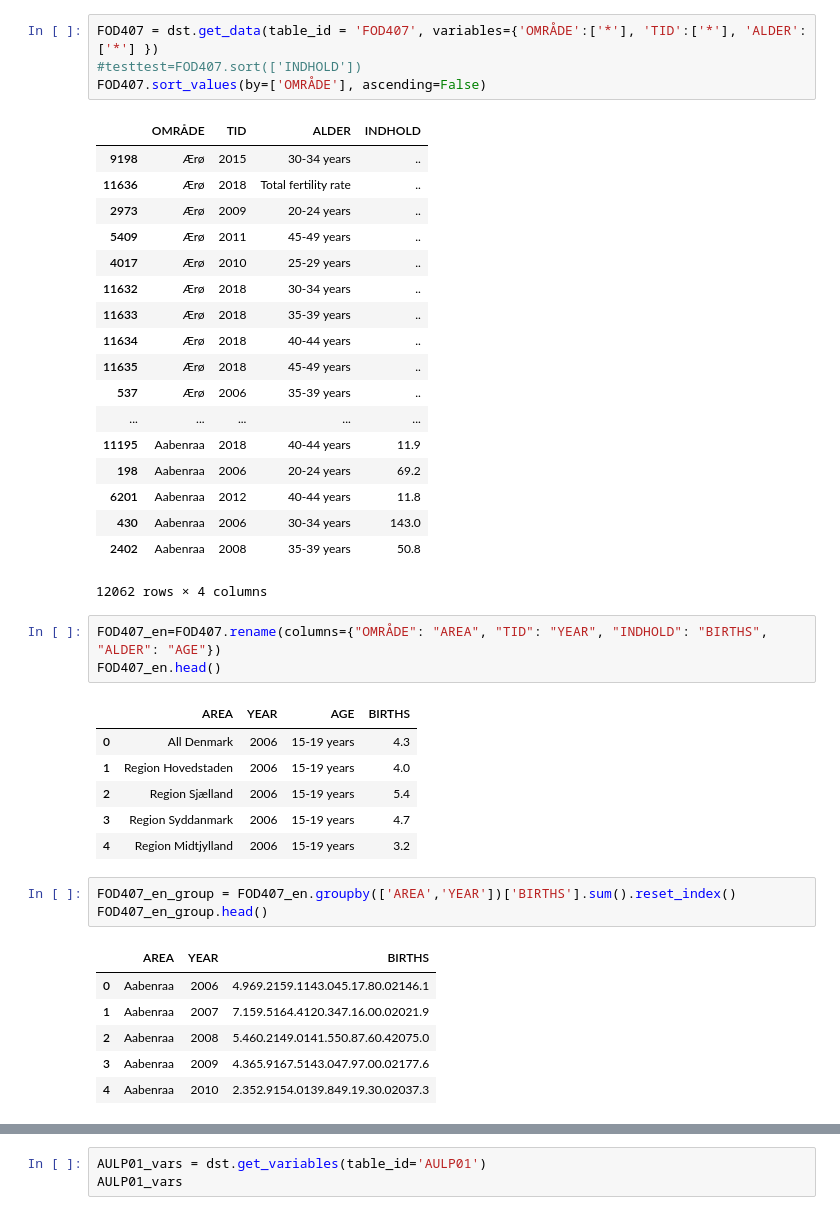
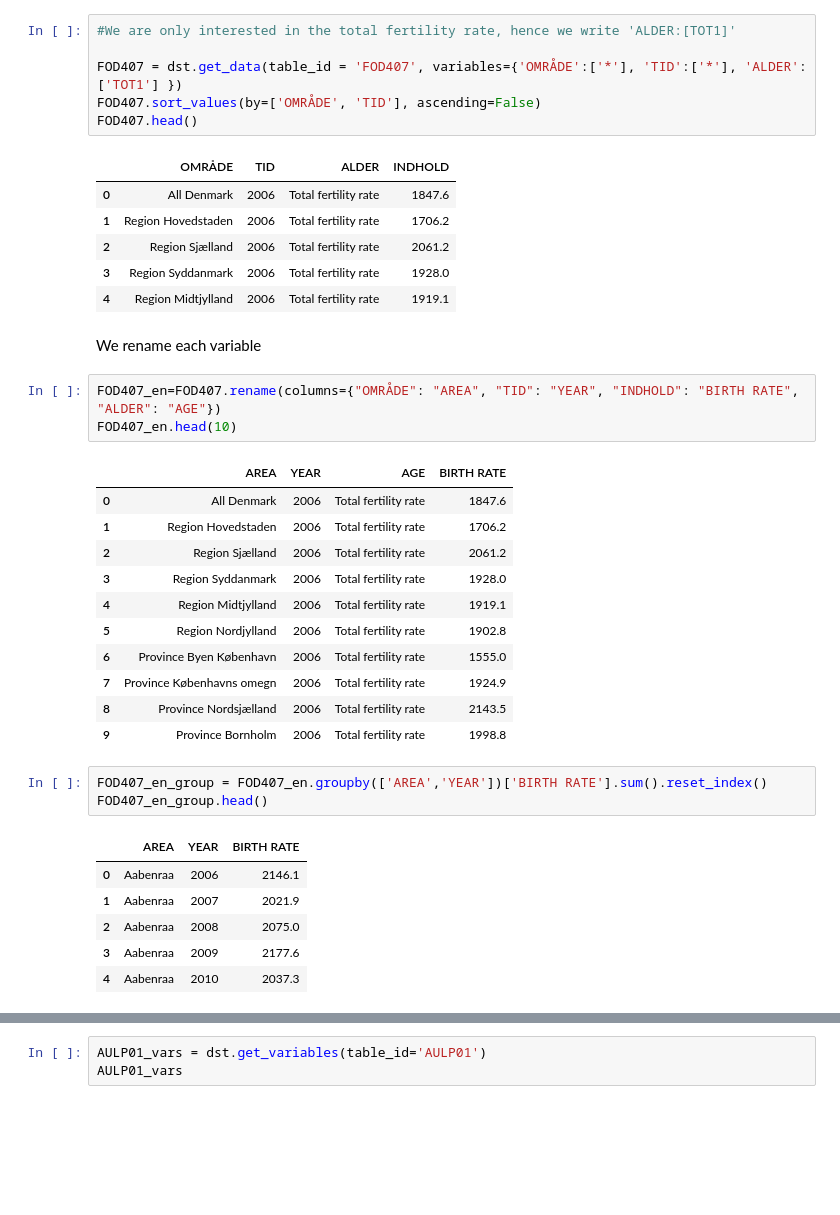
Before and after one commit to MathiasNymand/projects-2019-team-spirit, a Jupyter notebook: dataproject/dataproject22.ipynb, the cells around one changed output, grey strips where cells are left out. Cells and saved outputs as stored; diff of their text form; blank space fills up the shorter version.

```diff
--- a/dataproject/dataproject22.ipynb
+++ b/dataproject/dataproject22.ipynb
@@ -71,45 +68,42 @@ FOD407_vars['values'][1][:] ##Women = 2
  {'id': '40-44', 'text': '40-44 years'},
  {'id': '45-49', 'text': '45-49 years'}]
 # %%
-FOD407 = dst.get_data(table_id = 'FOD407', variables={'OMRÅDE':['*'], 'TID':['*'], 'ALDER':['*'] })
-#testtest=FOD407.sort(['INDHOLD'])
-FOD407.sort_values(by=['OMRÅDE'], ascending=False)
+#We are only interested in the total fertility rate, hence we write 'ALDER:[TOT1]'
+
+FOD407 = dst.get_data(table_id = 'FOD407', variables={'OMRÅDE':['*'], 'TID':['*'], 'ALDER':['TOT1'] })
+FOD407.sort_values(by=['OMRÅDE', 'TID'], ascending=False)
+FOD407.head()
 # %% [output]
 |  | OMRÅDE | TID | ALDER | INDHOLD |
-| 9198 | Ærø | 2015 | 30-34 years | .. |
-| 11636 | Ærø | 2018 | Total fertility rate | .. |
-| 2973 | Ærø | 2009 | 20-24 years | .. |
-| 5409 | Ærø | 2011 | 45-49 years | .. |
-| 4017 | Ærø | 2010 | 25-29 years | .. |
-| 11632 | Ærø | 2018 | 30-34 years | .. |
-| 11633 | Ærø | 2018 | 35-39 years | .. |
-| 11634 | Ærø | 2018 | 40-44 years | .. |
-| 11635 | Ærø | 2018 | 45-49 years | .. |
-| 537 | Ærø | 2006 | 35-39 years | .. |
-| ... | ... | ... | ... | ... |
-| 11195 | Aabenraa | 2018 | 40-44 years | 11.9 |
-| 198 | Aabenraa | 2006 | 20-24 years | 69.2 |
-| 6201 | Aabenraa | 2012 | 40-44 years | 11.8 |
-| 430 | Aabenraa | 2006 | 30-34 years | 143.0 |
-| 2402 | Aabenraa | 2008 | 35-39 years | 50.8 |
+| 0 | All Denmark | 2006 | Total fertility rate | 1847.6 |
+| 1 | Region Hovedstaden | 2006 | Total fertility rate | 1706.2 |
+| 2 | Region Sjælland | 2006 | Total fertility rate | 2061.2 |
+| 3 | Region Syddanmark | 2006 | Total fertility rate | 1928.0 |
+| 4 | Region Midtjylland | 2006 | Total fertility rate | 1919.1 |
-12062 rows × 4 columns
+# %% [markdown]
+We rename each variable
 # %%
-FOD407_en=FOD407.rename(columns={"OMRÅDE": "AREA", "TID": "YEAR", "INDHOLD": "BIRTHS", "ALDER": "AGE"})
-FOD407_en.head()
+FOD407_en=FOD407.rename(columns={"OMRÅDE": "AREA", "TID": "YEAR", "INDHOLD": "BIRTH RATE", "ALDER": "AGE"})
+FOD407_en.head(10)
 # %% [output]
-|  | AREA | YEAR | AGE | BIRTHS |
-| 0 | All Denmark | 2006 | 15-19 years | 4.3 |
-| 1 | Region Hovedstaden | 2006 | 15-19 years | 4.0 |
-| 2 | Region Sjælland | 2006 | 15-19 years | 5.4 |
-| 3 | Region Syddanmark | 2006 | 15-19 years | 4.7 |
-| 4 | Region Midtjylland | 2006 | 15-19 years | 3.2 |
+|  | AREA | YEAR | AGE | BIRTH RATE |
+| 0 | All Denmark | 2006 | Total fertility rate | 1847.6 |
+| 1 | Region Hovedstaden | 2006 | Total fertility rate | 1706.2 |
+| 2 | Region Sjælland | 2006 | Total fertility rate | 2061.2 |
+| 3 | Region Syddanmark | 2006 | Total fertility rate | 1928.0 |
+| 4 | Region Midtjylland | 2006 | Total fertility rate | 1919.1 |
+| 5 | Region Nordjylland | 2006 | Total fertility rate | 1902.8 |
+| 6 | Province Byen København | 2006 | Total fertility rate | 1555.0 |
+| 7 | Province Københavns omegn | 2006 | Total fertility rate | 1924.9 |
+| 8 | Province Nordsjælland | 2006 | Total fertility rate | 2143.5 |
+| 9 | Province Bornholm | 2006 | Total fertility rate | 1998.8 |
 # %%
-FOD407_en_group = FOD407_en.groupby(['AREA','YEAR'])['BIRTHS'].sum().reset_index()
+FOD407_en_group = FOD407_en.groupby(['AREA','YEAR'])['BIRTH RATE'].sum().reset_index()
 FOD407_en_group.head()
 # %% [output]
-|  | AREA | YEAR | BIRTHS |
-| 0 | Aabenraa | 2006 | 4.969.2159.1143.045.17.80.02146.1 |
-| 1 | Aabenraa | 2007 | 7.159.5164.4120.347.16.00.02021.9 |
-| 2 | Aabenraa | 2008 | 5.460.2149.0141.550.87.60.42075.0 |
-| 3 | Aabenraa | 2009 | 4.365.9167.5143.047.97.00.02177.6 |
-| 4 | Aabenraa | 2010 | 2.352.9154.0139.849.19.30.02037.3 |
+|  | AREA | YEAR | BIRTH RATE |
+| 0 | Aabenraa | 2006 | 2146.1 |
+| 1 | Aabenraa | 2007 | 2021.9 |
+| 2 | Aabenraa | 2008 | 2075.0 |
+| 3 | Aabenraa | 2009 | 2177.6 |
+| 4 | Aabenraa | 2010 | 2037.3 |
```
Also changed, not shown: parts of 21 cells of this notebook.
